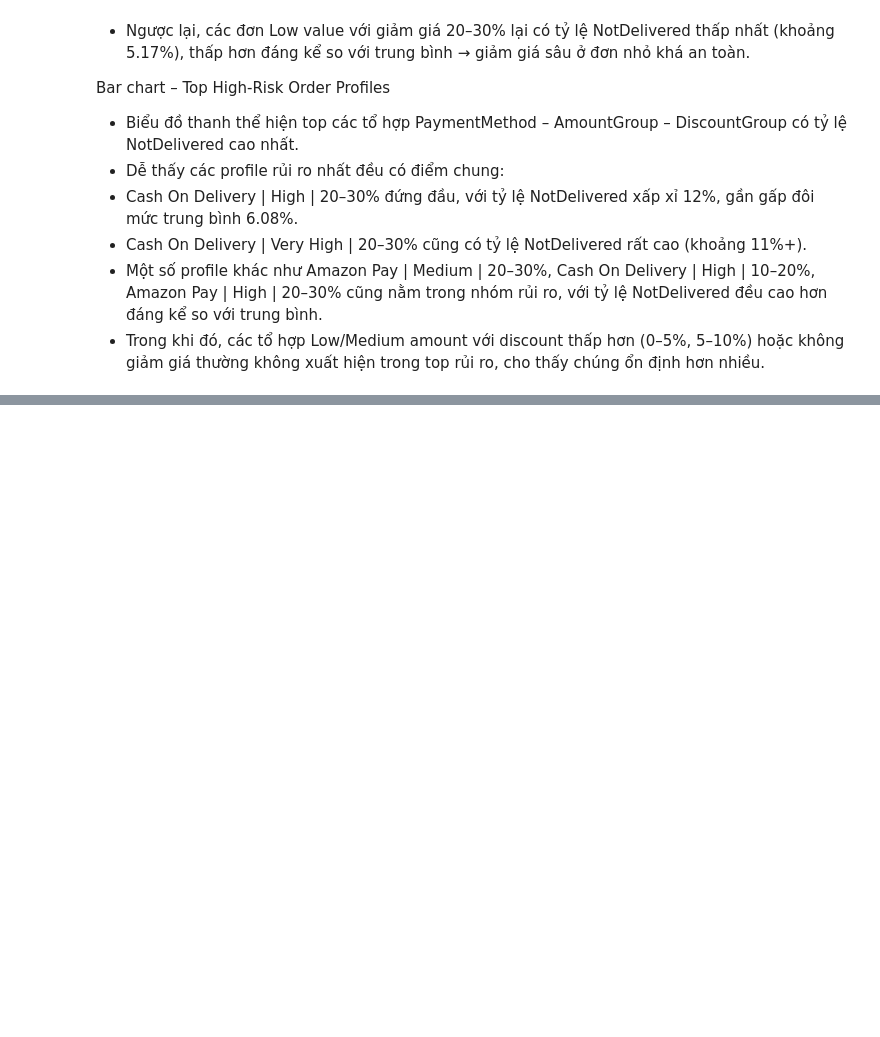
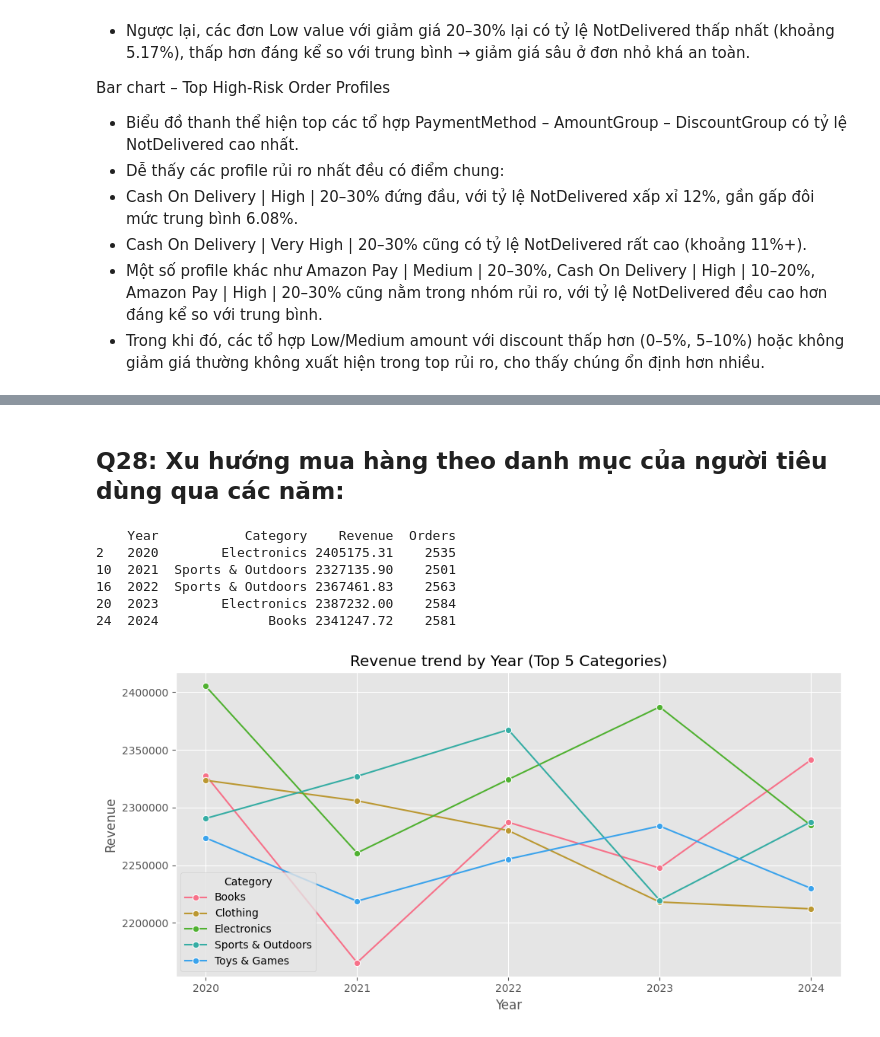
Before and after one commit to khoa2795/Final-Project, a Jupyter notebook: 02_EDA_and_Visualization.ipynb, the cells around one changed output, grey strips where cells are left out. Cells and saved outputs as stored; diff of their text form; code cells hidden in the pictures; blank space fills up the shorter version.

```diff
--- a/02_EDA_and_Visualization.ipynb
+++ b/02_EDA_and_Visualization.ipynb
@@ -1462,0 +1447,66 @@ Bar chart – Top High-Risk Order Profiles
+# %% [markdown]
+## Q28: Xu hướng mua hàng theo danh mục của người tiêu dùng qua các năm:
+# %%
+import pandas as pd
+import matplotlib.pyplot as plt
+import seaborn as sns
+from matplotlib.ticker import MaxNLocator
+
+df = pd.read_csv("Amazon_SaleData.csv")
+
+# 1) Chuẩn hoá date + số (loại dòng không có ngày để tránh Year bị float)
+df["OrderDate"] = pd.to_datetime(df["OrderDate"], errors="coerce")
+df = df.dropna(subset=["OrderDate"]).copy()
+df["Year"] = df["OrderDate"].dt.year.astype(int)
+
+df["TotalAmount"] = pd.to_numeric(df["TotalAmount"], errors="coerce")
+
+# (tuỳ chọn) nếu muốn chỉ tính đơn "Completed/Delivered"
+df = df[df["OrderStatus"].isin(["Delivered"])]
+
+# 2) Tổng hợp theo năm-category
+year_cat = (
+    df.groupby(["Year", "Category"], dropna=False)
+    .agg(Orders=("OrderID", "nunique"), Revenue=("TotalAmount", "sum"))
+    .reset_index()
+)
+
+# 3) Category top theo năm (theo doanh thu)
+top_rev_each_year = (
+    year_cat.sort_values(["Year", "Revenue"], ascending=[True, False])
+    .groupby("Year")
+    .head(1)
+)
+print(top_rev_each_year[["Year", "Category", "Revenue", "Orders"]])
+
+# 4) Biểu đồ trend: top K category theo doanh thu từng năm
+K = 5
+top_cats = (
+    year_cat.groupby("Category")["Revenue"]
+    .sum()
+    .sort_values(ascending=False)
+    .head(K)
+    .index
+)
+
+plot_df = year_cat[year_cat["Category"].isin(top_cats)].copy()
+
+
+plt.figure(figsize=(10, 5))
+ax = sns.lineplot(data=plot_df, x="Year", y="Revenue", hue="Category", marker="o")
+ax.xaxis.set_major_locator(MaxNLocator(integer=True))  # ép tick là số nguyên
+ax.set_xticks(sorted(plot_df["Year"].unique()))  # chỉ hiện đúng các năm có dữ liệu
+ax.ticklabel_format(
+    style="plain", axis="y", useOffset=False
+)  # bỏ dạng 1.2e6 nếu bạn thấy khó đọc
+plt.title(f"Revenue trend by Year (Top {K} Categories)")
+plt.tight_layout()
+plt.show()
+# %% [output]
+    Year           Category    Revenue  Orders
+2   2020        Electronics 2405175.31    2535
+10  2021  Sports & Outdoors 2327135.90    2501
+16  2022  Sports & Outdoors 2367461.83    2563
+20  2023        Electronics 2387232.00    2584
+24  2024              Books 2341247.72    2581
+[figure, added]
```
Also changed, not shown: parts of 30 cells of this notebook.
